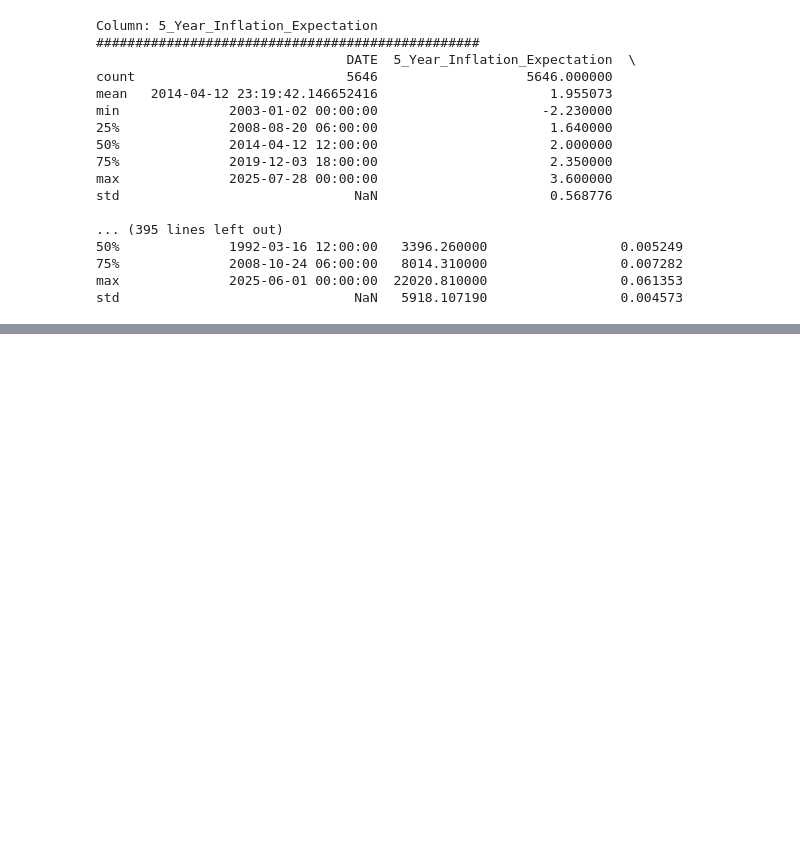
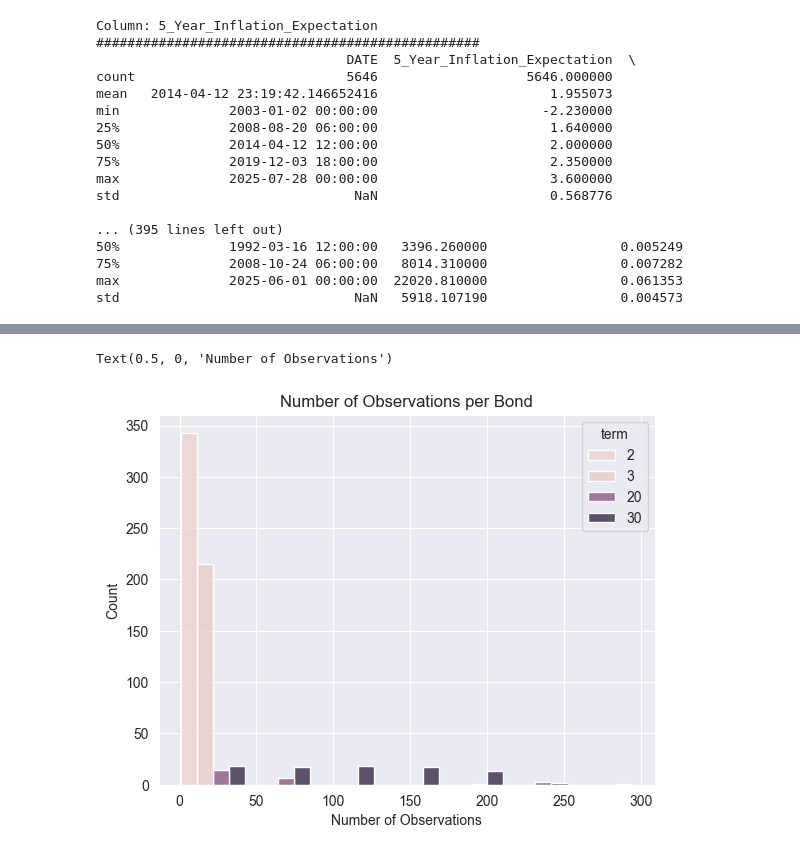
Before and after one commit to ttoe05/tt-investment-analysis, a Jupyter notebook: src/quant-modeling-bonds.ipynb, the cells around one changed output, grey strips where cells are left out. Cells and saved outputs as stored; diff of their text form; code cells hidden in the pictures; blank space fills up the shorter version.

```diff
--- a/src/quant-modeling-bonds.ipynb
+++ b/src/quant-modeling-bonds.ipynb
@@ -451,0 +499,7 @@ for term in terms:
+# %%
+row_count = df_processed[["term", "bond"]].value_counts().to_frame().reset_index()
+sns.histplot(row_count, x='count', hue="term", binwidth=40, multiple="dodge").set_title(f"Number of Observations per Bond")
+plt.xlabel("Number of Observations")
+# %% [output]
+Text(0.5, 0, 'Number of Observations')
+[figure, added]
```
Also changed, not shown: parts of 11 cells of this notebook, 1 other file.
